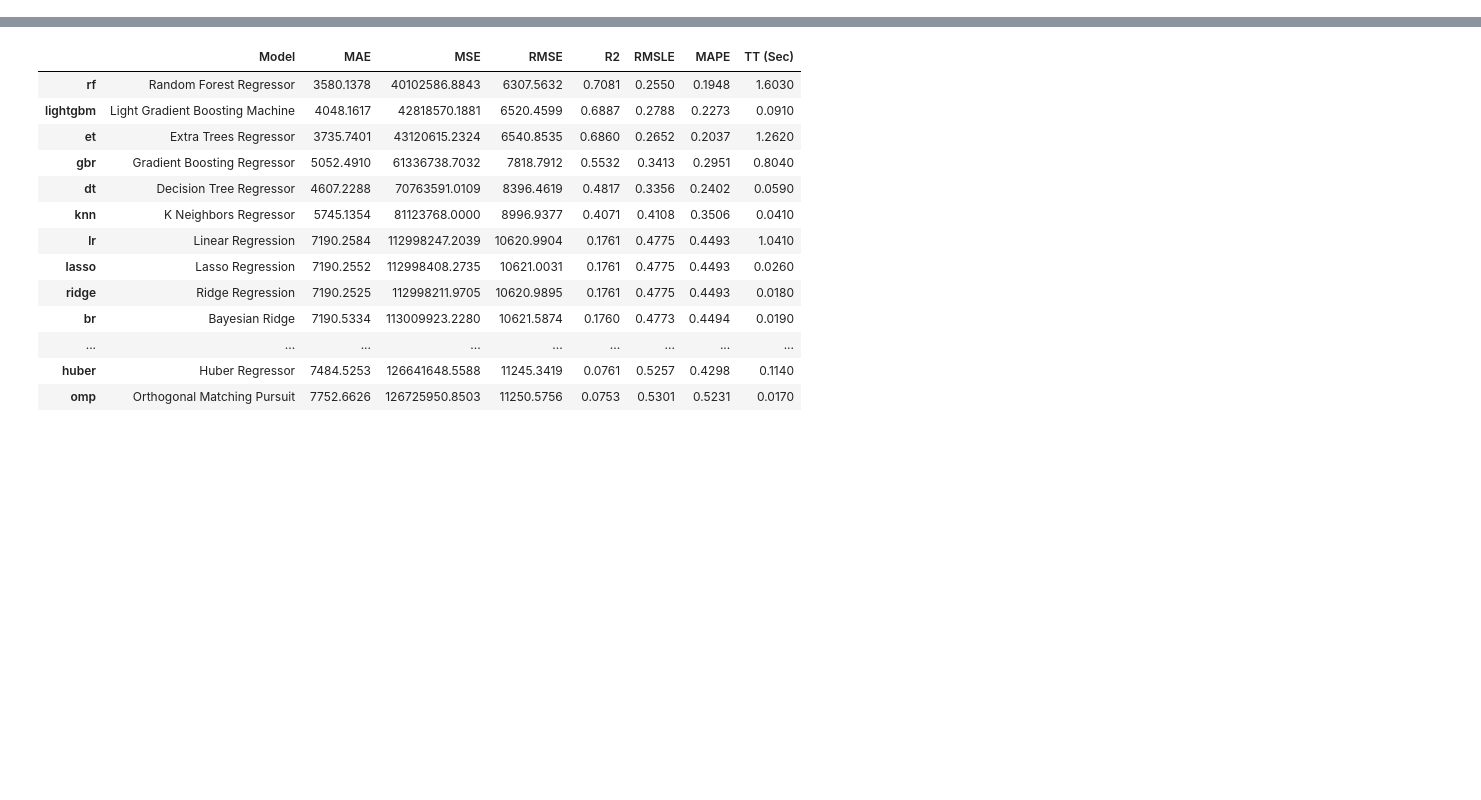
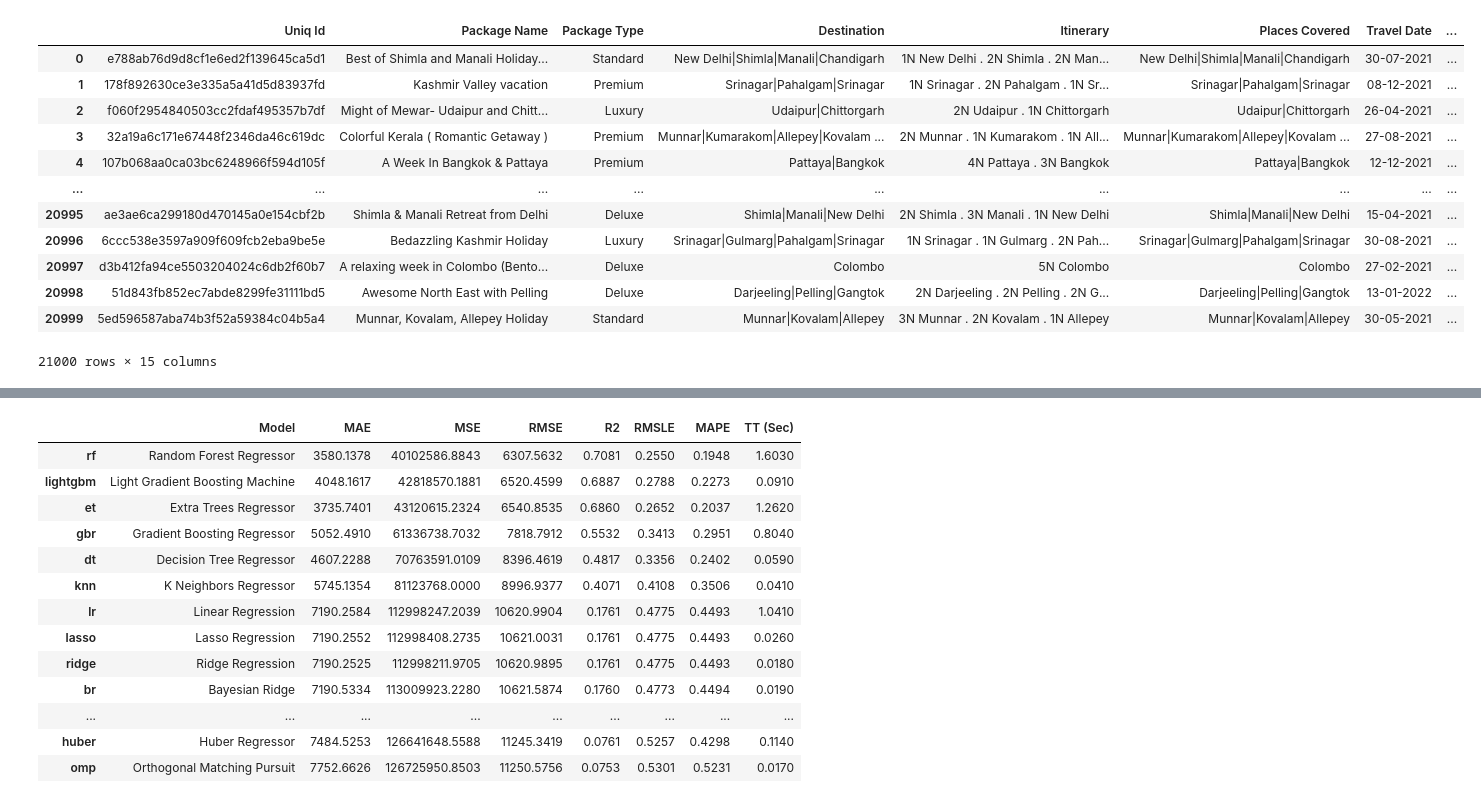
Before and after one commit to suzejka/Workation, a Jupyter notebook: generate_model_nb.ipynb, the cells around one changed output, grey strips where cells are left out. Cells and saved outputs as stored; diff of their text form; code cells hidden in the pictures; blank space fills up the shorter version.

```diff
--- a/generate_model_nb.ipynb
+++ b/generate_model_nb.ipynb
@@ -50,3 +50,18 @@ def create_best_model():
     return best_model
 # %%
 train = pd.read_csv('dataset\Train.csv')
+display(train)
+# %% [output]
+|  | Uniq Id | Package Name | Package Type | Destination | Itinerary | Places Covered | Travel Date | ... |
+| 0 | e788ab76d9d8cf1e6ed2f139645ca5d1 | Best of Shimla and Manali Holiday... | Standard | New Delhi|Shimla|Manali|Chandigarh | 1N New Delhi . 2N Shimla . 2N Man... | New Delhi|Shimla|Manali|Chandigarh | 30-07-2021 | ... |
+| 1 | 178f892630ce3e335a5a41d5d83937fd | Kashmir Valley vacation | Premium | Srinagar|Pahalgam|Srinagar | 1N Srinagar . 2N Pahalgam . 1N Sr... | Srinagar|Pahalgam|Srinagar | 08-12-2021 | ... |
+| 2 | f060f2954840503cc2fdaf495357b7df | Might of Mewar- Udaipur and Chitt... | Luxury | Udaipur|Chittorgarh | 2N Udaipur . 1N Chittorgarh | Udaipur|Chittorgarh | 26-04-2021 | ... |
+| 3 | 32a19a6c171e67448f2346da46c619dc | Colorful Kerala ( Romantic Getaway ) | Premium | Munnar|Kumarakom|Allepey|Kovalam ... | 2N Munnar . 1N Kumarakom . 1N All... | Munnar|Kumarakom|Allepey|Kovalam ... | 27-08-2021 | ... |
+| 4 | 107b068aa0ca03bc6248966f594d105f | A Week In Bangkok & Pattaya | Premium | Pattaya|Bangkok | 4N Pattaya . 3N Bangkok | Pattaya|Bangkok | 12-12-2021 | ... |
+| ... | ... | ... | ... | ... | ... | ... | ... | ... |
+| 20995 | ae3ae6ca299180d470145a0e154cbf2b | Shimla & Manali Retreat from Delhi | Deluxe | Shimla|Manali|New Delhi | 2N Shimla . 3N Manali . 1N New Delhi | Shimla|Manali|New Delhi | 15-04-2021 | ... |
+| 20996 | 6ccc538e3597a909f609fcb2eba9be5e | Bedazzling Kashmir Holiday | Luxury | Srinagar|Gulmarg|Pahalgam|Srinagar | 1N Srinagar . 1N Gulmarg . 2N Pah... | Srinagar|Gulmarg|Pahalgam|Srinagar | 30-08-2021 | ... |
+| 20997 | d3b412fa94ce5503204024c6db2f60b7 | A relaxing week in Colombo (Bento... | Deluxe | Colombo | 5N Colombo | Colombo | 27-02-2021 | ... |
+| 20998 | 51d843fb852ec7abde8299fe31111bd5 | Awesome North East with Pelling | Deluxe | Darjeeling|Pelling|Gangtok | 2N Darjeeling . 2N Pelling . 2N G... | Darjeeling|Pelling|Gangtok | 13-01-2022 | ... |
+| 20999 | 5ed596587aba74b3f52a59384c04b5a4 | Munnar, Kovalam, Allepey Holiday | Standard | Munnar|Kovalam|Allepey | 3N Munnar . 2N Kovalam . 1N Allepey | Munnar|Kovalam|Allepey | 30-05-2021 | ... |
+21000 rows × 15 columns
```
Also changed, not shown: parts of 1 cell of this notebook, 1 other file.
